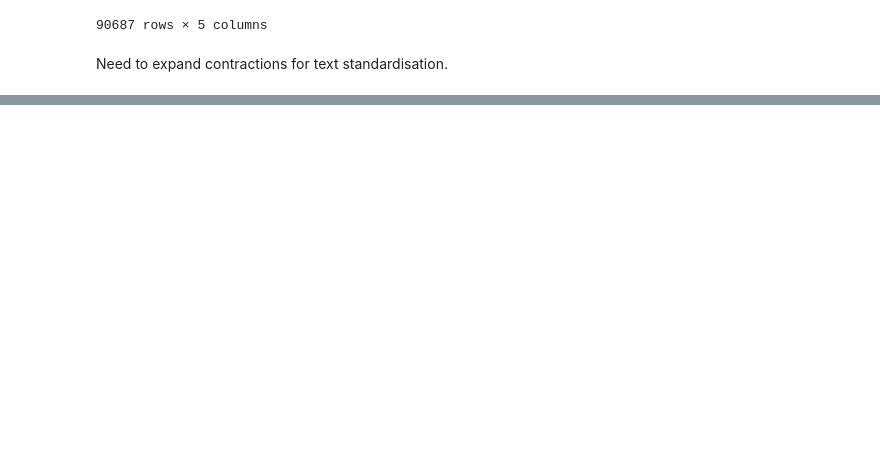
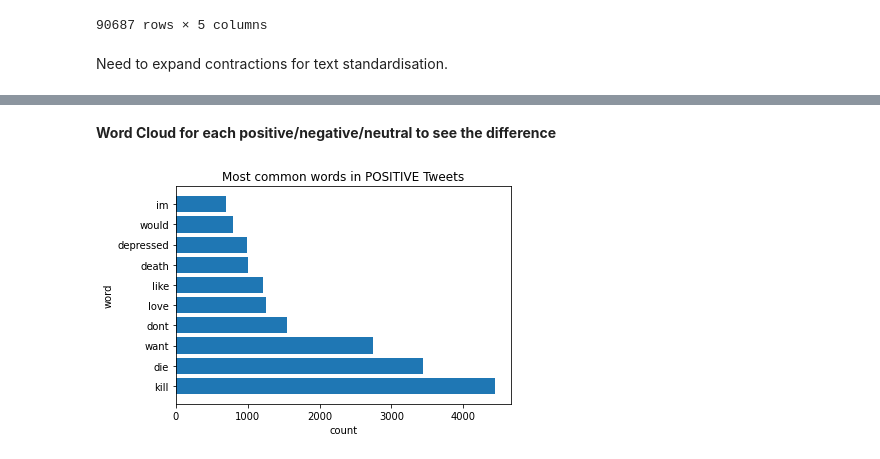
Before and after one commit to irxjxv/DataMining_Assessment, a Jupyter notebook: Twitter_Depression.ipynb, the cells around one changed output, grey strips where cells are left out. Saved outputs shown, nothing was run; the diff lists cells and outputs as text; code cells hidden in the pictures; blank space fills up the shorter version.

```diff
--- a/Twitter_Depression.ipynb
+++ b/Twitter_Depression.ipynb
@@ -396,0 +662,4 @@ NameError: ignored
+# %%
+import re
+unique_tweets_df['character_count'] = unique_tweets_df['clean_tweet'].apply(lambda x: len(re.sub(r"\s+", "",x, flags=re.UNICODE)))
+unique_tweets_df
@@ -396,0 +694,3 @@ NameError: ignored
+# %%
+unique_tweets_df['word_count'] = unique_tweets_df['clean_tweet'].apply(lambda x: len(str(x).split(" ")))
+unique_tweets_df
@@ -396,0 +723,2 @@ NameError: ignored
+# %% [markdown]
+**Word Cloud for each positive/negative/neutral to see the difference**
@@ -396,0 +733,31 @@ NameError: ignored
+# %%
+positive_tweets = unique_tweets_df[unique_tweets_df['sentiment_label'] == 'Positive']['clean_tweet']
+negative_tweets = unique_tweets_df[unique_tweets_df['sentiment_label'] == 'Negative']['clean_tweet']
+neutral_tweets = unique_tweets_df[unique_tweets_df['sentiment_label'] == 'Neutral']['clean_tweet']
+# %%
+# for positive tweets
+
+pos_df = positive_tweets.to_frame()
+pos_df
+
+pos_tokenized_tweets = pos_df.apply(lambda row: nltk.word_tokenize(row['clean_tweet']), axis=1)
+pos_tokenized_tweets
+
+pos_words = list(itertools.chain(*pos_tokenized_tweets))
+Counter = collections.Counter(pos_words)
+pos_common_words = Counter.most_common(10)
+
+pos_common_words_in_tweets = pd.DataFrame(pos_common_words,
+                            columns=['words', 'count'])
+pos_common_words_in_tweets
+
+
+y_axis = pos_common_words_in_tweets['words']
+x_axis = pos_common_words_in_tweets['count']
+plt.title('Most common words in POSITIVE Tweets')
+plt.barh(y_axis,x_axis)
+plt.ylabel('word')
+plt.xlabel('count')
+plt.show()
+# %% [output]
+[figure, added]
```
Also changed, not shown: parts of 47 cells of this notebook.
